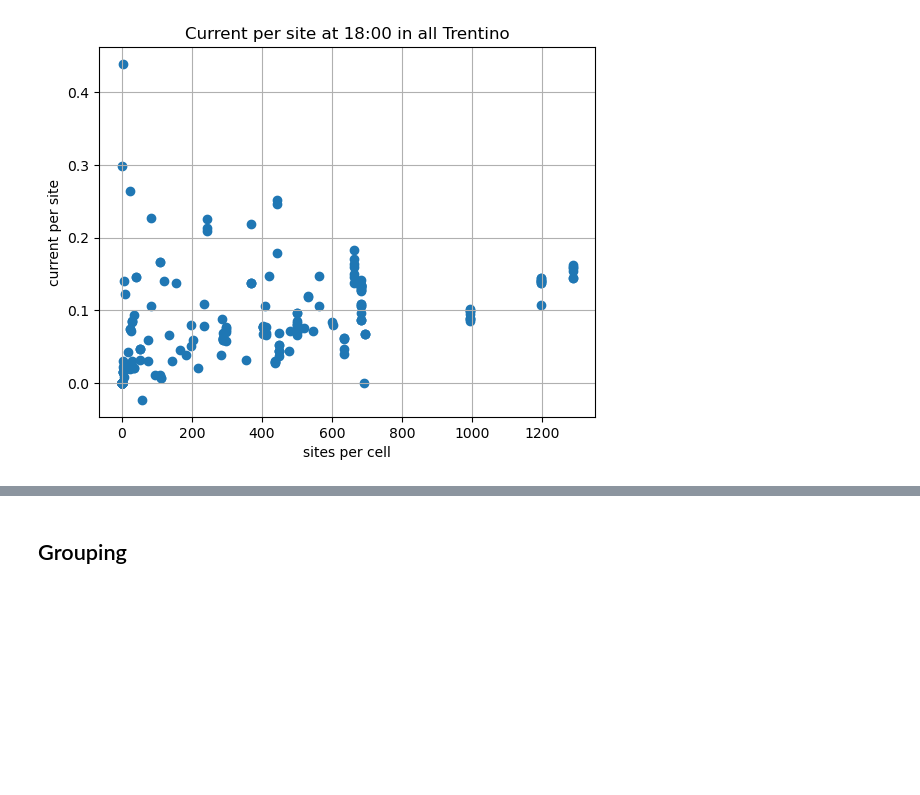
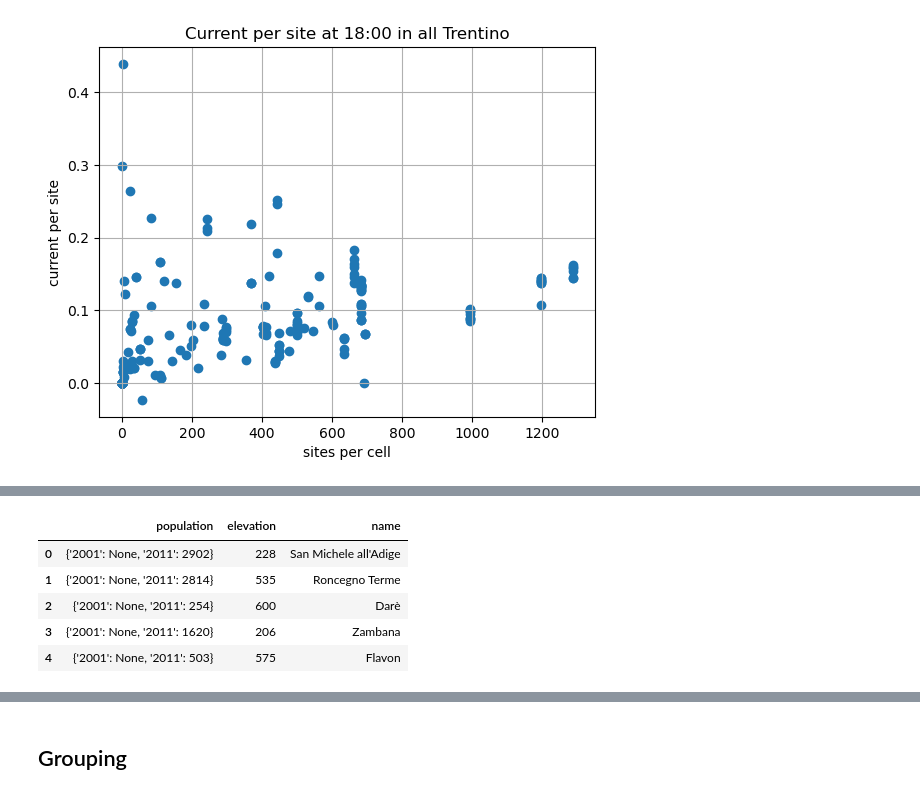
Before and after one commit to giorgiomi/social-pulse-predictor, a Jupyter notebook: notebooks/EDA.ipynb, the cells around one changed output, grey strips where cells are left out. Drawn from its saved outputs; the diff is of its cells as text; code cells hidden in the pictures; blank space fills up the shorter version.

```diff
--- a/notebooks/EDA.ipynb
+++ b/notebooks/EDA.ipynb
@@ -509,0 +541,9 @@ plt.title('Current per site at 18:00 in all Trentino');
+# %%
+df_regions.head()
+# %% [output]
+|  | population | elevation | name |
+| 0 | {'2001': None, '2011': 2902} | 228 | San Michele all'Adige |
+| 1 | {'2001': None, '2011': 2814} | 535 | Roncegno Terme |
+| 2 | {'2001': None, '2011': 254} | 600 | Darè |
+| 3 | {'2001': None, '2011': 1620} | 206 | Zambana |
+| 4 | {'2001': None, '2011': 503} | 575 | Flavon |
```
Also changed, not shown: parts of 25 cells of this notebook, 1 other file.
